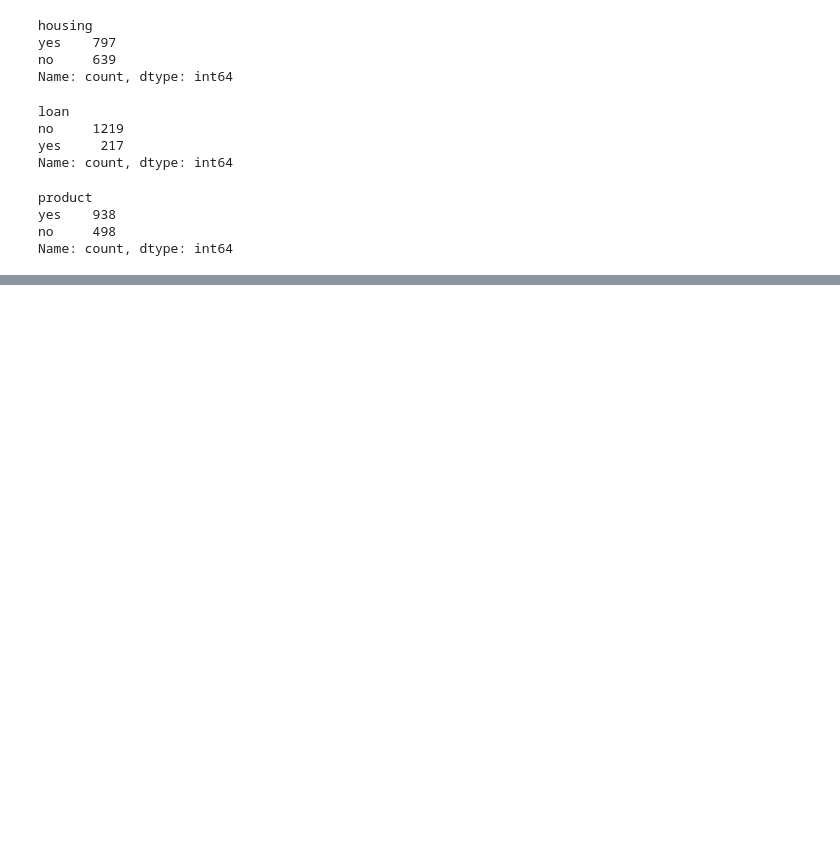
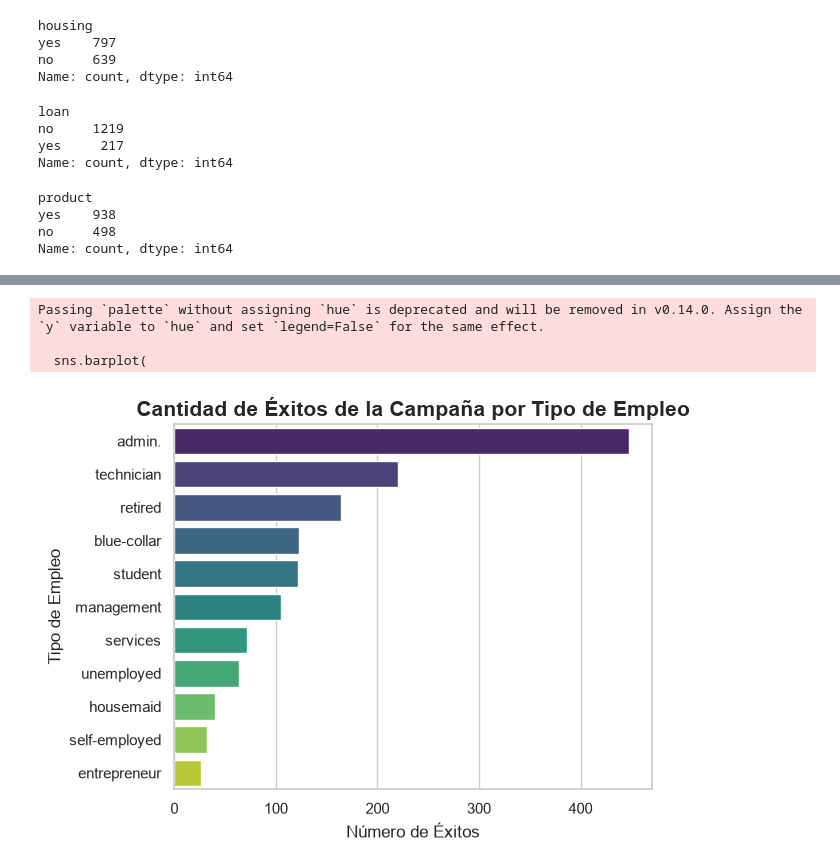
Before and after one commit to GloriaMartinTorres/EDA_Python_GloriaMartin, a Jupyter notebook: Notebooks/proyecto.ipynb, the cells around one changed output, grey strips where cells are left out. Cells and saved outputs as stored; diff of their text form; code cells hidden in the pictures; blank space fills up the shorter version.

```diff
--- a/Notebooks/proyecto.ipynb
+++ b/Notebooks/proyecto.ipynb
@@ -553,7 +553,9 @@ age
 98.0    1
 Name: count, dtype: int64
 # %%
-exitos_por_empleo = exitos_anteriores['job'].value_counts()
+exitos_por_empleo = exitos_anteriores['job'].value_counts().reset_index()
+
+exitos_por_empleo.columns = ["Empleo", "Cantidad de Éxitos"]
 
 print(exitos_por_empleo)
 # %% [output]
@@ -623,0 +663,21 @@ Name: count, dtype: int64
+# %%
+
+sns.barplot(
+    data=exitos_por_empleo,
+    x="Cantidad de Éxitos",
+    y="Empleo",
+    palette="viridis",
+)
+
+
+plt.title("Cantidad de Éxitos de la Campaña por Tipo de Empleo", fontsize=15, fontweight="bold")
+plt.xlabel("Número de Éxitos", fontsize=12)
+plt.ylabel("Tipo de Empleo", fontsize=12)
+
+plt.tight_layout()
+plt.show()
+# %% [output]
+Passing `palette` without assigning `hue` is deprecated and will be removed in v0.14.0. Assign the `y` variable to `hue` and set `legend=False` for the same effect.
+
+  sns.barplot(
+[figure, added]
```
Also changed, not shown: parts of 10 cells of this notebook, 11 other files.
